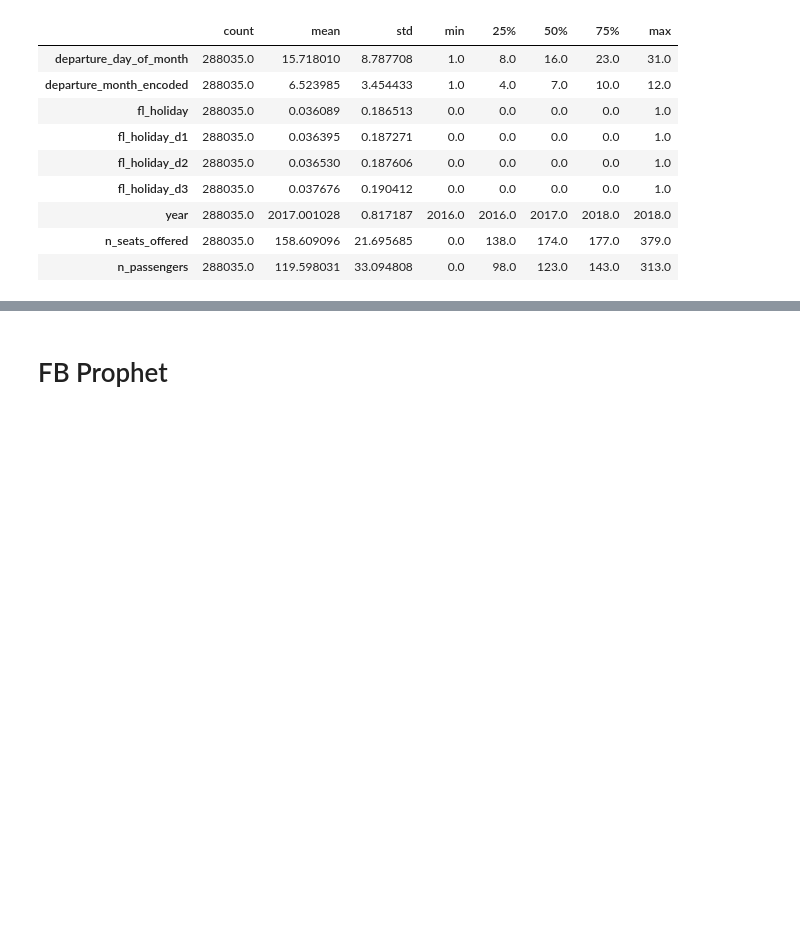
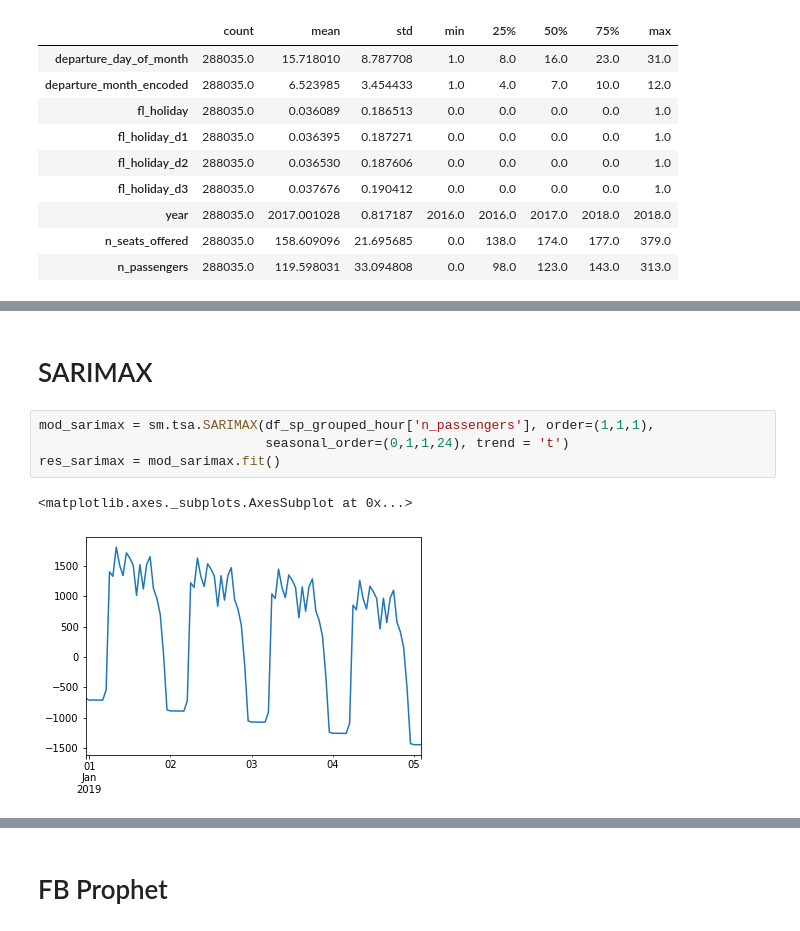
Before and after one commit to welberthdouglas/Civil_Aviation_ML, a Jupyter notebook: CA_SP-RJ.ipynb, the cells around one changed output, grey strips where cells are left out. Cells and saved outputs as stored; diff of their text form; blank space fills up the shorter version.

```diff
--- a/CA_SP-RJ.ipynb
+++ b/CA_SP-RJ.ipynb
@@ -297,0 +321,9 @@ df_sp_grouped.query("'2019-11-09' <= departure_date <= '2019-11-10' ").reset_ind
+# %% [markdown]
+# SARIMAX
+# %%
+mod_sarimax = sm.tsa.SARIMAX(df_sp_grouped_hour['n_passengers'], order=(1,1,1),
+                             seasonal_order=(0,1,1,24), trend = 't')
+res_sarimax = mod_sarimax.fit()
+# %% [output]
+<matplotlib.axes._subplots.AxesSubplot at 0x...>
+[figure, added]
```
Also changed, not shown: parts of 17 cells of this notebook.
